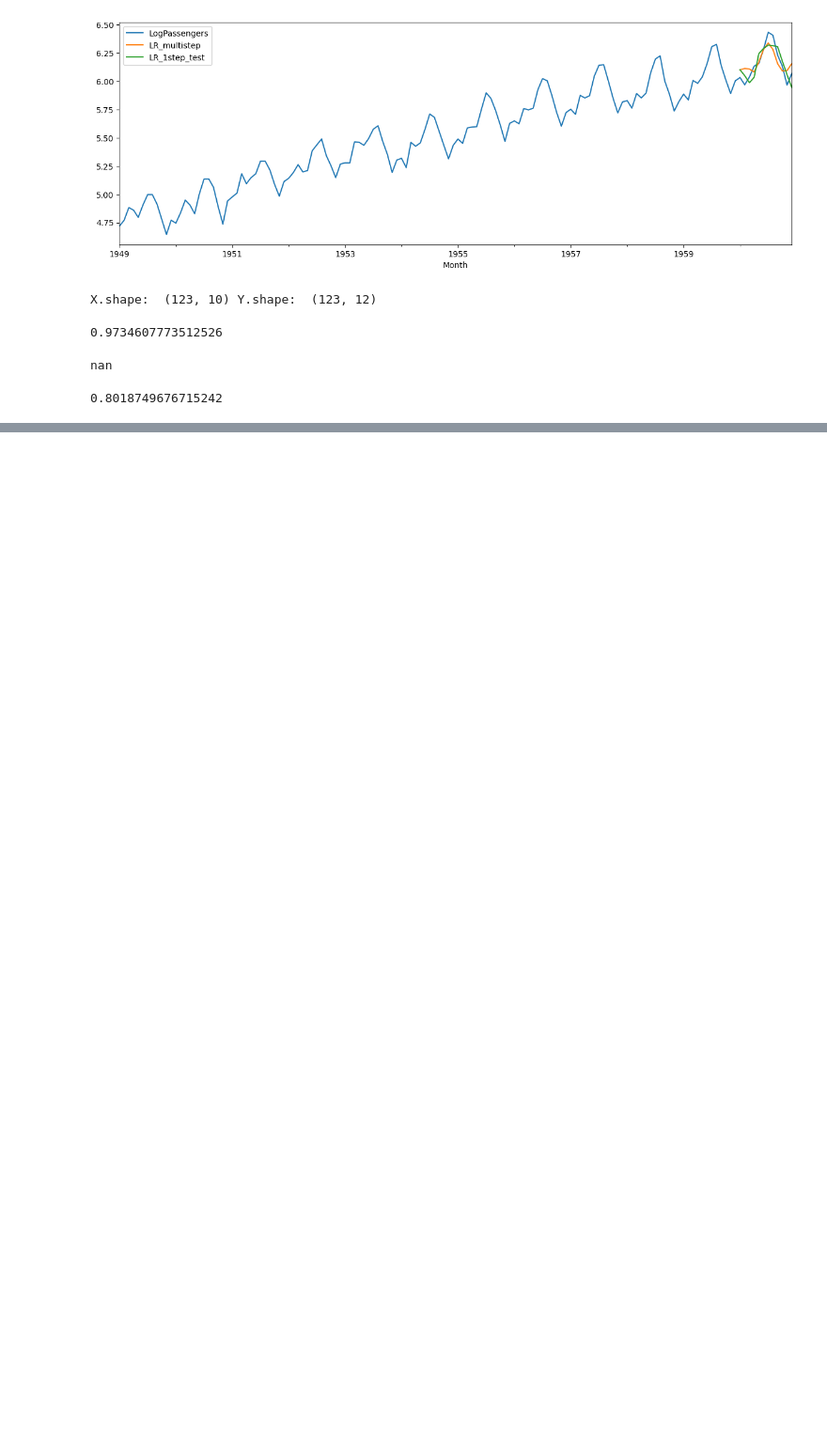
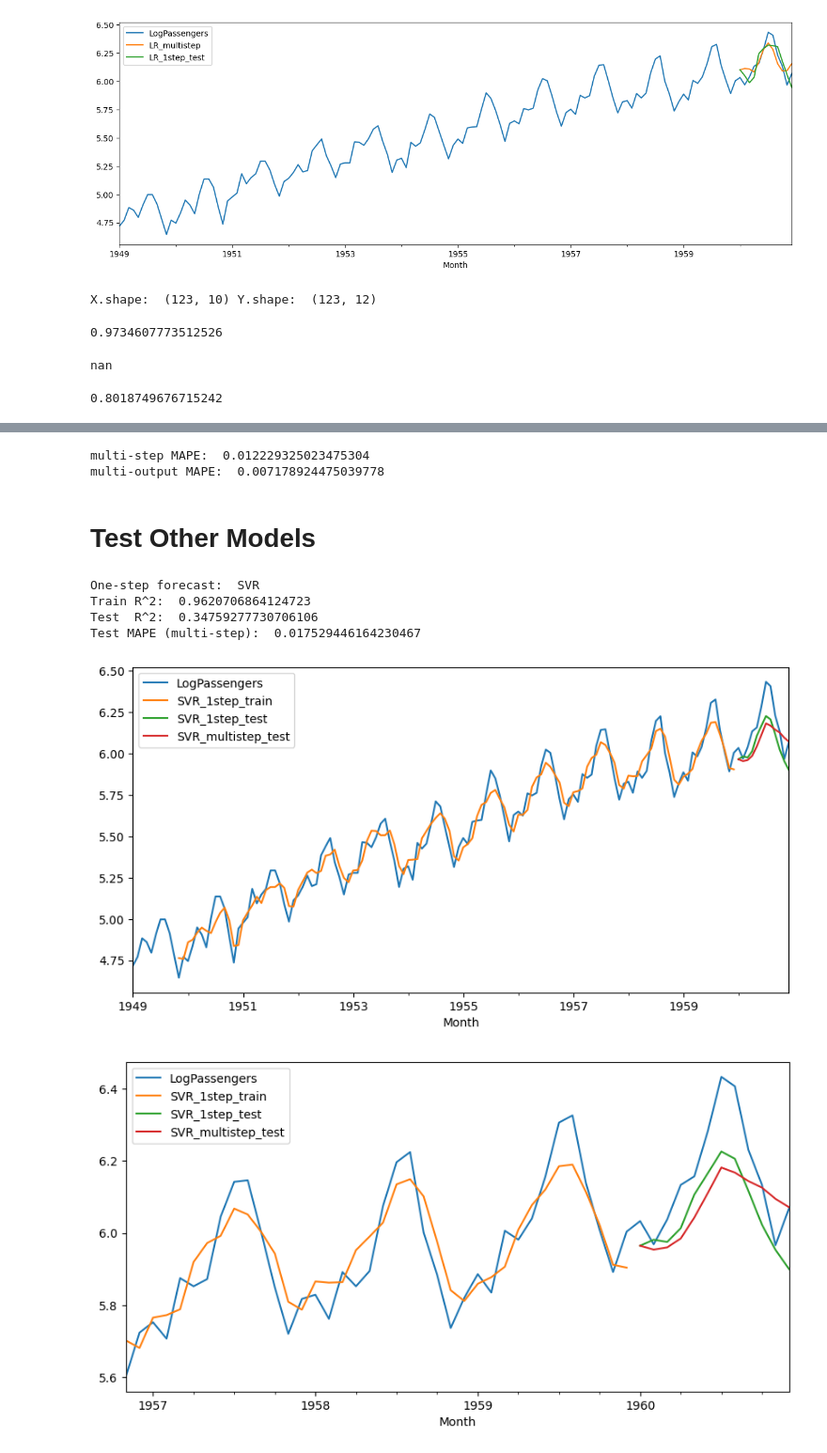
Before and after one commit to yeesem/Time-Series-Data-Analysis, a Jupyter notebook: ML_Airline_No_Differencing.ipynb, the cells around one changed output, grey strips where cells are left out. Shown at 94% size. Drawn from its saved outputs; the diff is of its cells as text; code cells hidden in the pictures; blank space fills up the shorter version.

```diff
--- a/ML_Airline_No_Differencing.ipynb
+++ b/ML_Airline_No_Differencing.ipynb
@@ -284,0 +301,65 @@ r2_score(lr.predict(XTest_m).flatten(),YTest_m.flatten())
+# %%
+#MAPE
+mape1 = mean_absolute_percentage_error(YTest,multistep_predictions)
+print("multi-step MAPE: ",mape1)
+
+mape2 = mean_absolute_percentage_error(YTest,\
+                                       df.loc[test_idx,"LR_multioutput"])
+print("multi-output MAPE: ",mape2)
+# %% [output]
+multi-step MAPE:  0.012229325023475304
+multi-output MAPE:  0.007178924475039778
+# %% [markdown]
+# **Test Other Models**
+# %%
+def one_step_and_multistep_forecast(model,name):
+  model.fit(XTrain,YTrain)
+  print("One-step forecast: ",name)
+  print("Train R^2: ",model.score(XTrain,YTrain))
+  print("Test  R^2: ",model.score(XTest,YTest))
+
+  #Store 1-step forecast
+  df.loc[train_idx,f'{name}_1step_train'] = model.predict(XTrain)
+  df.loc[test_idx,f'{name}_1step_test'] = model.predict(XTest)
+
+  #Generate multi-step forecast
+  multistep_prediction = []
+
+  #first input
+  last_x = XTest[0]
+
+  while len(multistep_prediction) < NTest:
+    p = model.predict(last_x.reshape(1,-1))[0]
+
+    #update the prediction list
+    multistep_prediction.append(p)
+
+    #make the new input
+    last_x = np.roll(last_x,-1)
+    last_x[-1] = p
+
+  #Store multi-step forecast
+  df.loc[test_idx,f'{name}_multistep_test'] = multistep_prediction
+
+  #MAPE of multi_step_forecast
+  mape = mean_absolute_percentage_error(YTest,multistep_prediction)
+  print("Test MAPE (multi-step): ",mape)
+
+  #Plot all the forecast
+  col = [
+      'LogPassengers',
+      f'{name}_1step_train',
+      f'{name}_1step_test',
+      f'{name}_multistep_test',
+      ]
+  df[col].plot(figsize = (10,5));
+  df.iloc[-50:][col].plot(figsize = (10,5));
+# %%
+one_step_and_multistep_forecast(SVR(),"SVR")
+# %% [output]
+One-step forecast:  SVR
+Train R^2:  0.9620706864124723
+Test  R^2:  0.34759277730706106
+Test MAPE (multi-step):  0.017529446164230467
+[figure, added]
+[figure, added]
```
Also changed, not shown: parts of 4 cells of this notebook.
